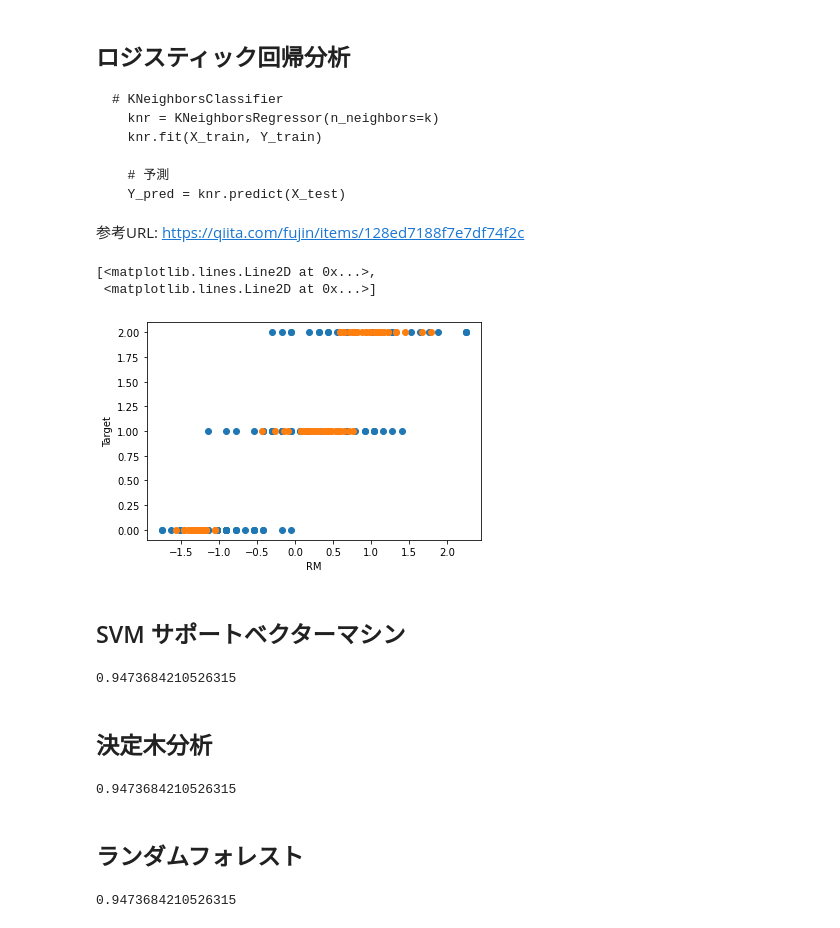
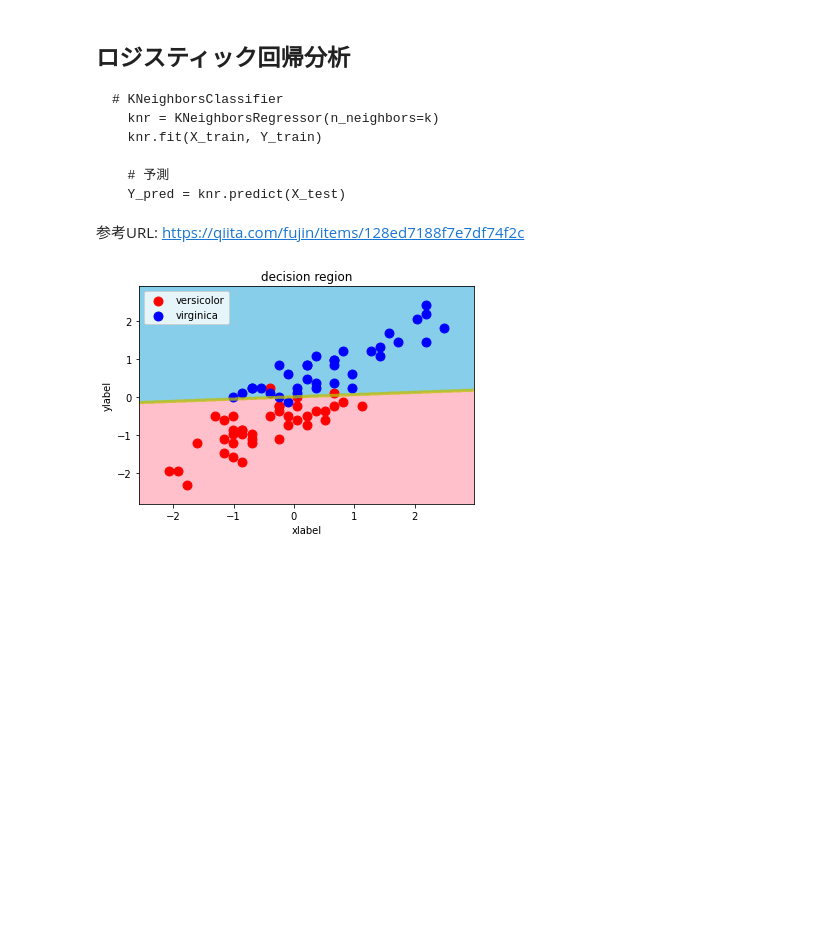
Before and after one commit to harakenken22/diveintocode-ml, a Jupyter notebook: week4_pre_rec_work1.ipynb, the cells around one changed output. Saved outputs shown, nothing was run; the diff lists cells and outputs as text; code cells hidden in the pictures; blank space fills up the shorter version.

```diff
--- a/week4_pre_rec_work1.ipynb
+++ b/week4_pre_rec_work1.ipynb
@@ -235,11 +235,7 @@ from sklearn import metrics
 from sklearn.neighbors import KNeighborsClassifier #近傍法のツールの読み込み
 
 
-iris = load_iris()
-iris_target_data = pd.DataFrame(iris.target, columns=['Species'])
+X_train, X_test, Y_train, Y_test = train_test_split(species_standardization, Y_speces['species']) #トレーニングデータとテストデータに分ける
+Y_train_ndarry = np.array(Y_train)
 
-iris_df = pd.DataFrame(iris.data, columns=iris.feature_names)
-
-iris_df = iris_df.loc[:,['sepal length (cm)', 'petal length (cm)']] #'sepal length (cm)', 'petal length (cm)'の列のみを抽出して変数に格納
-
-X_train, X_test, Y_train, Y_test = train_test_split(species_standardization, iris_target_data) #トレーニングデータとテストデータに分ける
+Y_train_ndarry = Y_train_ndarry.reshape(-1)
@@ -254,8 +277,8 @@ knn.fit(X_train, Y_train)
 >パラメータが複数ありますが、今はそれらの理解を重視しません。最も基本的な要素として、n_neighborsの数があるため、これは複数試してみましょう。デフォルトの5、および1と3を最低限行ってください。5の場合を5-nn、3の場合を3-nnのように呼びます。
 # %%
 #パラメーターが6のとき
-knn = KNeighborsClassifier(n_neighbors=6)
-knn.fit(X_train, Y_train)
-Y_pred = knn.predict(X_test)
+knn_6 = KNeighborsClassifier(n_neighbors=6)
+knn_6.fit(X_train, Y_train)
+Y_pred = knn_6.predict(X_test)
 metrics.accuracy_score(Y_test, Y_pred)
 # %% [output]
@@ -263,7 +286,7 @@ metrics.accuracy_score(Y_test, Y_pred)
 # %%
 #パラメーターが１のとき
-knn = KNeighborsClassifier(n_neighbors=1)
-knn.fit(X_train, Y_train)
-Y_pred = knn.predict(X_test)
+knn_1 = KNeighborsClassifier(n_neighbors=1)
+knn_1.fit(X_train, Y_train)
+Y_pred = knn_1.predict(X_test)
 metrics.accuracy_score(Y_test, Y_pred)
 # %% [output]
@@ -271,7 +294,7 @@ metrics.accuracy_score(Y_test, Y_pred)
 # %%
 #パラメーターが３のとき
-knn = KNeighborsClassifier(n_neighbors=3)
-knn.fit(X_train, Y_train)
-Y_pred = knn.predict(X_test)
+knn_3 = KNeighborsClassifier(n_neighbors=3)
+knn_3.fit(X_train, Y_train)
+Y_pred = knn_3.predict(X_test)
 metrics.accuracy_score(Y_test, Y_pred)
 # %% [output]
@@ -425,49 +443,16 @@ decision_region(species_standardization, ['sepal length (cm)', 'petal length (cm
  参考URL:
  https://qiita.com/fujin/items/128ed7188f7e7df74f2c
 # %%
-from sklearn.neighbors import KNeighborsRegressor
+from sklearn.linear_model import LogisticRegression
 from sklearn.metrics import mean_squared_error
 from sklearn.metrics import mean_absolute_error
 
 
-knr = KNeighborsRegressor(n_neighbors=5)
-knr.fit(X_train, Y_train)
-Y_pred_regression = knr.predict(X_test)
+lr = LogisticRegression()
+lr.fit(X_train, Y_train)
+Y_pred_regression = lr.predict(X_test)
 # metrics.accuracy_score(Y_test, Y_pred_regression)
-plt.xlabel("RM")
-plt.ylabel("Target")
-plt.plot(X_train, Y_train, "o")
+
+decision_region(X_train, Y_train_ndarry, lr, step=0.01, title='decision region', xlabel='xlabel', ylabel='ylabel', target_names=['versicolor', 'virginica'])
 # %% [output]
-[<matplotlib.lines.Line2D at 0x...>,
- <matplotlib.lines.Line2D at 0x...>]
-[figure, old version]
+[figure, new version]
-# %% [markdown]
-SVM サポートベクターマシン
----
-# %%
-knn = KNeighborsClassifier(n_neighbors=6)
-knn.fit(X_train, Y_train)
-Y_pred = knn.predict(X_test)
-metrics.accuracy_score(Y_test, Y_pred)
-# %% [output]
-0.9473684210526315
-# %% [markdown]
-決定木分析
----
-# %%
-knn = KNeighborsClassifier(n_neighbors=6)
-knn.fit(X_train, Y_train)
-Y_pred = knn.predict(X_test)
-metrics.accuracy_score(Y_test, Y_pred)
-# %% [output]
-0.9473684210526315
-# %% [markdown]
-ランダムフォレスト
----
-# %%
-knn = KNeighborsClassifier(n_neighbors=6)
-knn.fit(X_train, Y_train)
-Y_pred = knn.predict(X_test)
-metrics.accuracy_score(Y_test, Y_pred)
-# %% [output]
-0.9473684210526315
```
Also changed, not shown: parts of 30 cells of this notebook, 1 other file.
